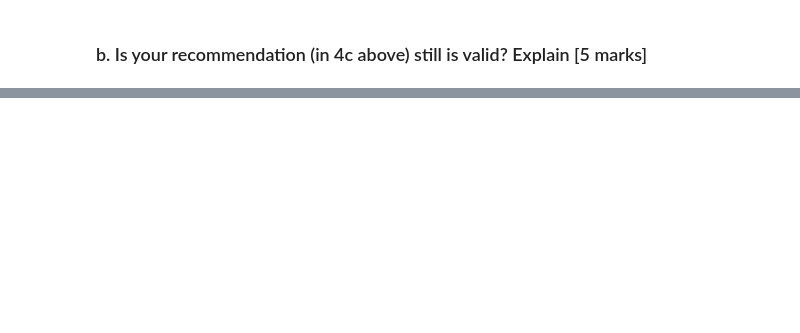
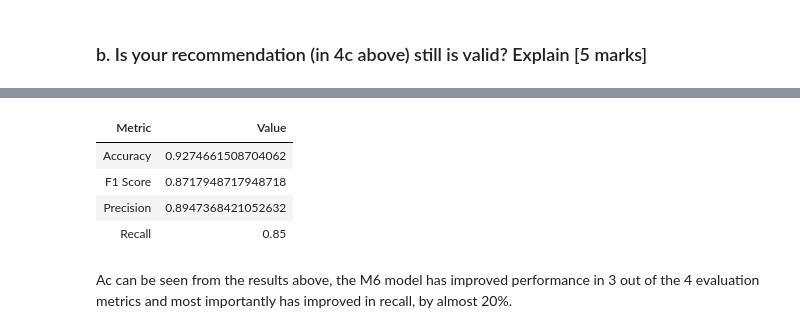
Before and after one commit to JoshWacks/NLP_Project, a Jupyter notebook: spam_classification.ipynb, the cells around one changed output, grey strips where cells are left out. Cells and saved outputs as stored; diff of their text form; code cells hidden in the pictures; blank space fills up the shorter version.

```diff
--- a/spam_classification.ipynb
+++ b/spam_classification.ipynb
@@ -471,0 +466,2 @@ Yes the recommendation of modal M4 is still valid as it still achieved the best
+# %%
+correlations = train_mlb.corrwith(train_mlb['label'])
@@ -471,0 +477,4 @@ Yes the recommendation of modal M4 is still valid as it still achieved the best
+# %%
+train_tokenized_improved = train_tokenized.copy()
+train_tokenized_improved['text'] = train_tokenized_improved.text.apply(lambda x: [word for word in x if word in positive_corr_set])
+M6 = Model(train_tokenized_improved)
@@ -471,0 +494,10 @@ Yes the recommendation of modal M4 is still valid as it still achieved the best
+# %%
+eval_model(M6,test_tokenized)
+# %% [output]
+| Metric | Value |
+| Accuracy | 0.9274661508704062 |
+| F1 Score | 0.8717948717948718 |
+| Precision | 0.8947368421052632 |
+| Recall | 0.85 |
+# %% [markdown]
+Ac can be seen from the results above, the M6 model has improved performance in 3 out of the 4 evaluation metrics and most importantly has improved in recall, by almost 20%.
```
Also changed, not shown: parts of 29 cells of this notebook.
